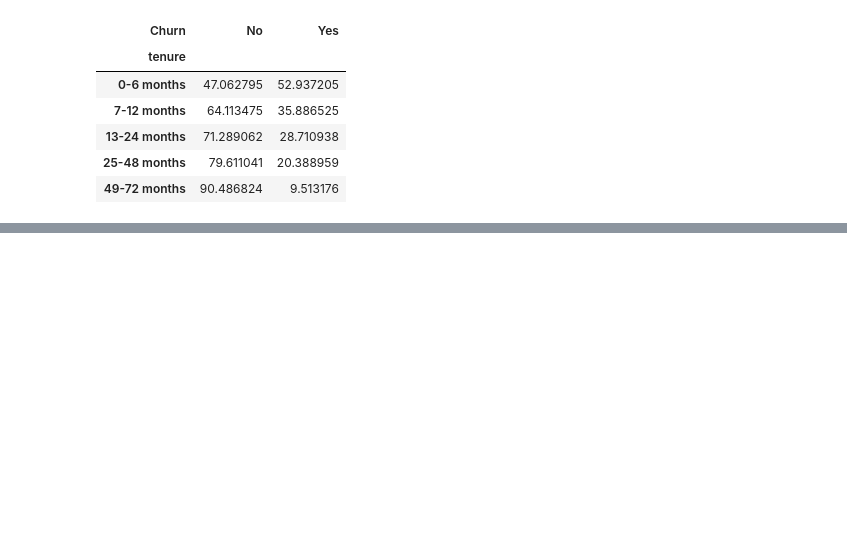
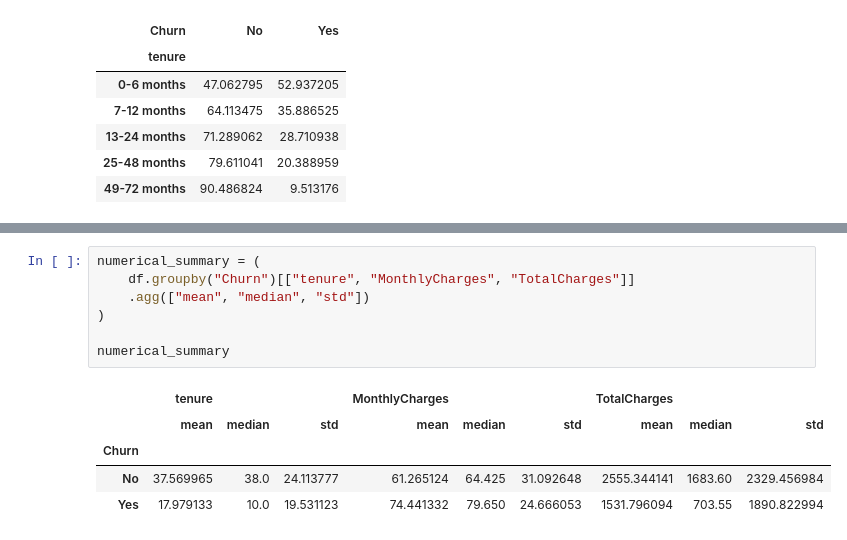
Before and after one commit to Pabloricoc/customer-churn-ml, a Jupyter notebook: notebooks/02_eda.ipynb, the cells around one changed output, grey strips where cells are left out. Drawn from its saved outputs; the diff is of its cells as text; blank space fills up the shorter version.

```diff
--- a/notebooks/02_eda.ipynb
+++ b/notebooks/02_eda.ipynb
@@ -349,0 +435,13 @@ pd.crosstab(
+# %%
+numerical_summary = (
+    df.groupby("Churn")[["tenure", "MonthlyCharges", "TotalCharges"]]
+    .agg(["mean", "median", "std"])
+)
+
+numerical_summary
+# %% [output]
+|  | tenure |  |  | MonthlyCharges |  |  | TotalCharges |  |  |
+|  | mean | median | std | mean | median | std | mean | median | std |
+| Churn |  |  |  |  |  |  |  |  |  |
+| No | 37.569965 | 38.0 | 24.113777 | 61.265124 | 64.425 | 31.092648 | 2555.344141 | 1683.60 | 2329.456984 |
+| Yes | 17.979133 | 10.0 | 19.531123 | 74.441332 | 79.650 | 24.666053 | 1531.796094 | 703.55 | 1890.822994 |
```
Also changed, not shown: parts of 10 cells of this notebook.
